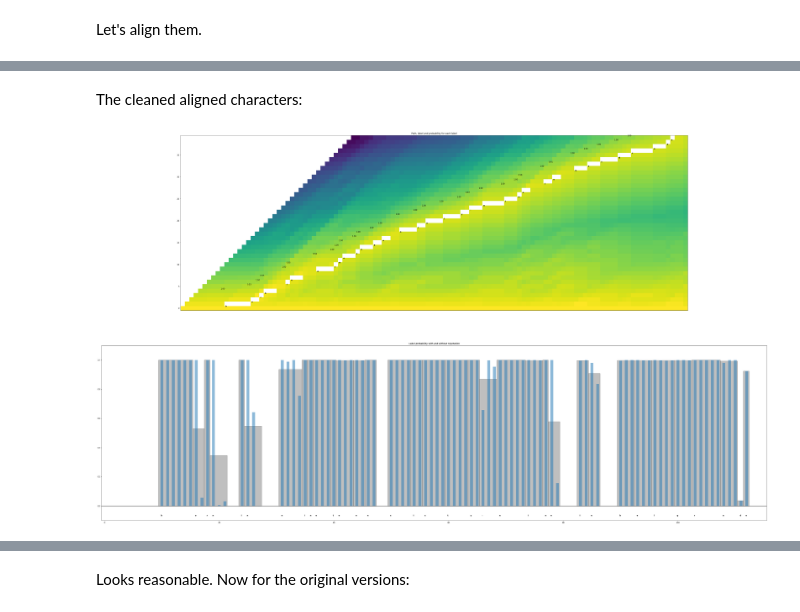
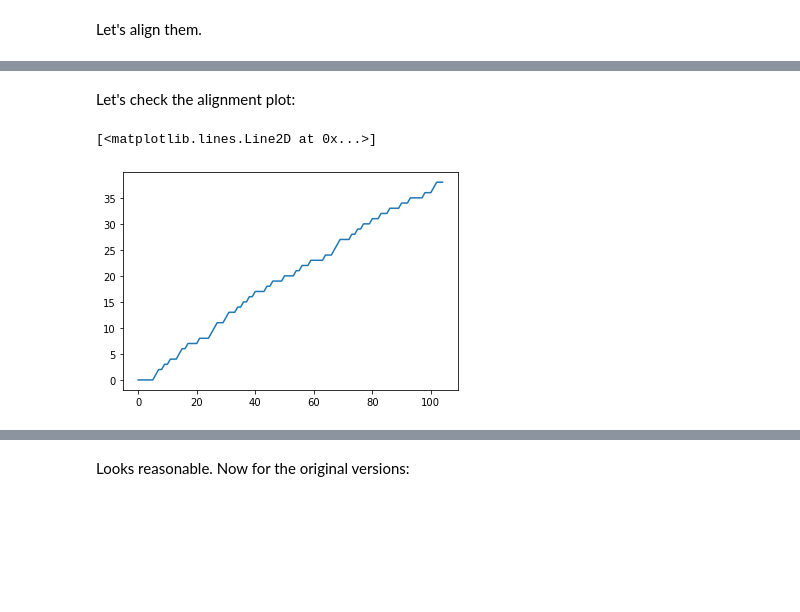
Before and after one commit to feldberlin/timething, a Jupyter notebook: api.ipynb, the cells around one changed output, grey strips where cells are left out. Drawn from its saved outputs; the diff is of its cells as text; code cells hidden in the pictures; blank space fills up the shorter version.

```diff
--- a/api.ipynb
+++ b/api.ipynb
@@ -92,6 +76,8 @@ viz.plot_trellis_with_path(alignment.trellis, alignment.path);
-# %% [markdown]
-The cleaned aligned characters:
-# %%
-viz.plot_trellis_with_segments(alignment.trellis, alignment.chars_cleaned, y, alignment.path);
-# %% [output]
-[figure, removed]
+# %% [markdown]
+Let's check the alignment plot:
+# %%
+path = align.best(alignment.scores, aligner.tokens(y), aligner.blank_id)
+plt.plot([b.i_transcript for b in path])
+# %% [output]
+[<matplotlib.lines.Line2D at 0x...>]
+[figure, added]
```
Also changed, not shown: parts of 21 cells of this notebook, 16 other files.
